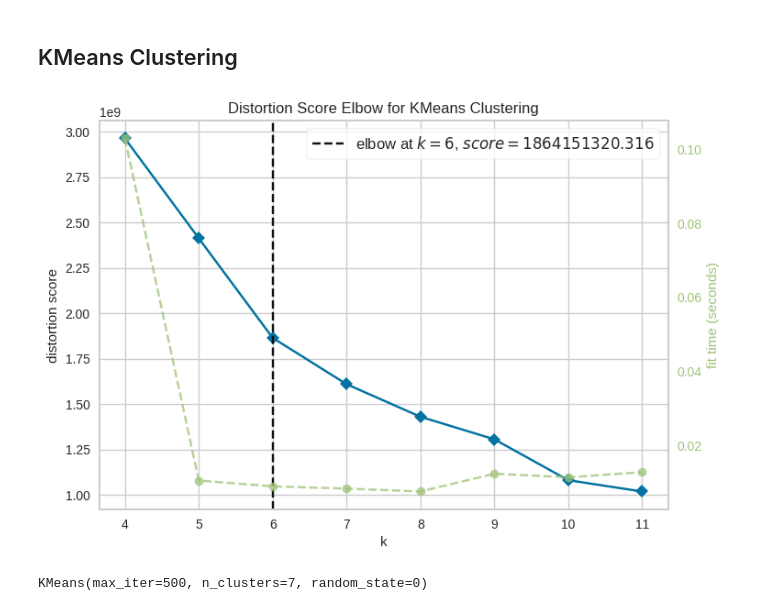
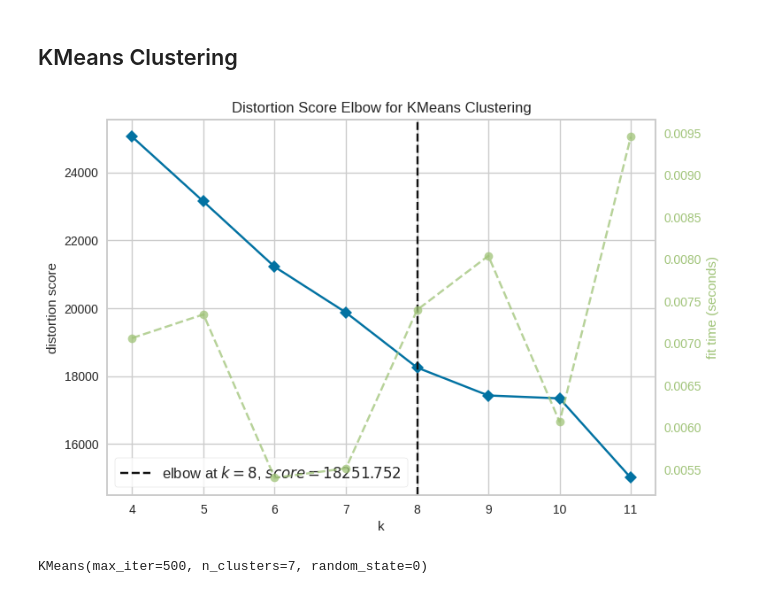
Before and after one commit to drachmacollector/Kepler-AI, a Jupyter notebook: Stellar_Analytics.ipynb, the cells around one changed output. Cells and saved outputs as stored; diff of their text form; code cells hidden in the pictures.

```diff
--- a/Stellar_Analytics.ipynb
+++ b/Stellar_Analytics.ipynb
@@ -642,9 +644,9 @@ getVisualisationPCA(X, y)
 # %% [markdown]
 ## KMeans Clustering
 # %%
-model = KMeans(random_state=0)
-elbowVisualiser(model)
+kmeans_model_for_elbow = KMeans(random_state=0)
+elbowVisualiser(kmeans_model_for_elbow, X_scaled)
 # %% [output]
-[figure, old version]
+[figure, new version]
 # %%
 K=7
```
Also changed, not shown: parts of 12 cells of this notebook.
